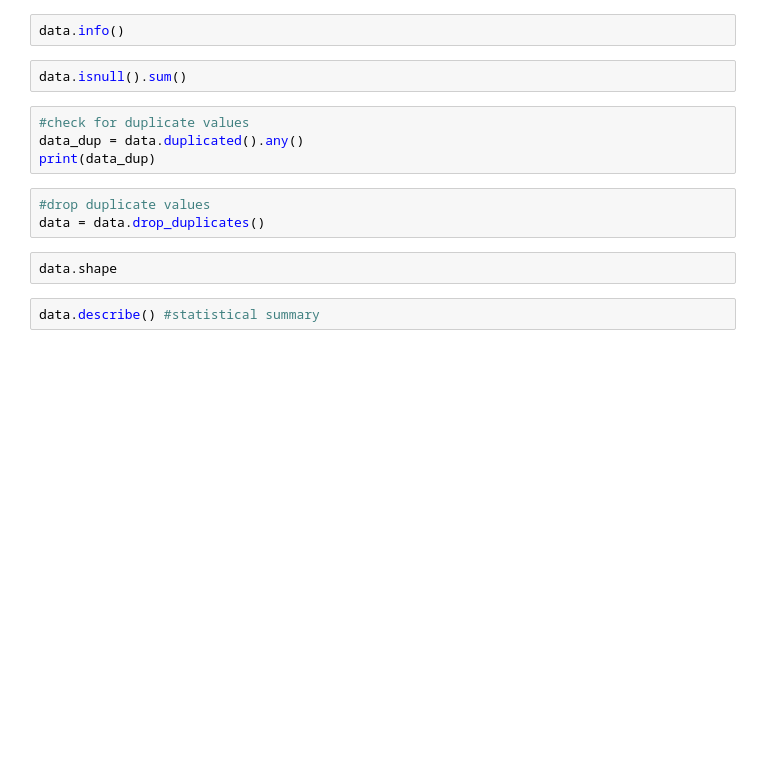
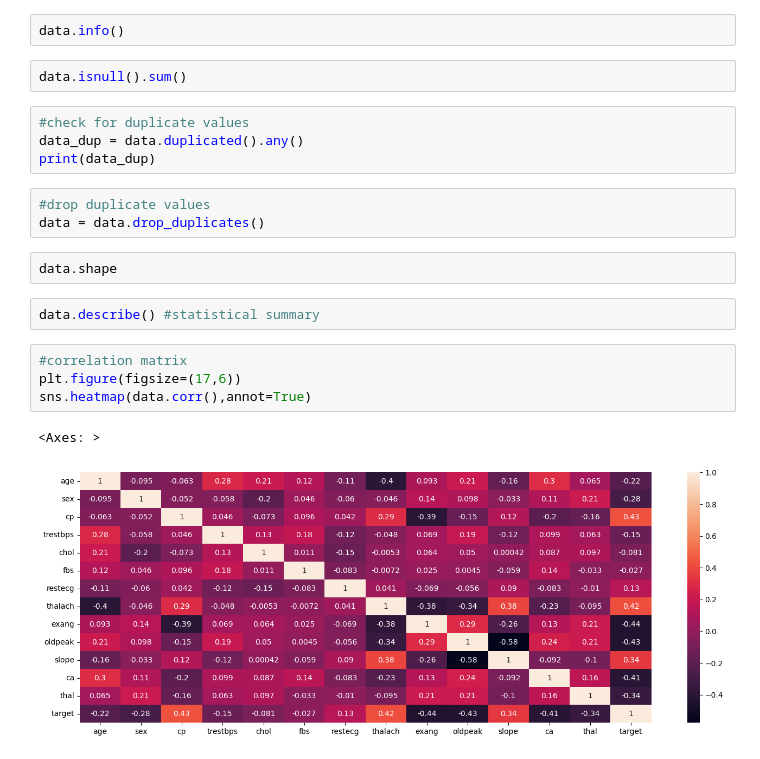
Before and after one commit to MuursaleenBats/ml_projects, a Jupyter notebook: health disease analysis/health_disease.ipynb, the cells around one changed output. Cells and saved outputs as stored; diff of their text form; blank space fills up the shorter version.

Commit message:
displaying correlation

```diff
--- a/health disease analysis/health_disease.ipynb
+++ b/health disease analysis/health_disease.ipynb
@@ -22,3 +23,10 @@ data = data.drop_duplicates()
 data.shape
 # %%
 data.describe() #statistical summary
+# %%
+#correlation matrix
+plt.figure(figsize=(17,6))
+sns.heatmap(data.corr(),annot=True)
+# %% [output]
+<Axes: >
+[figure, added]
```
Also changed, not shown: parts of 1 cell of this notebook.
